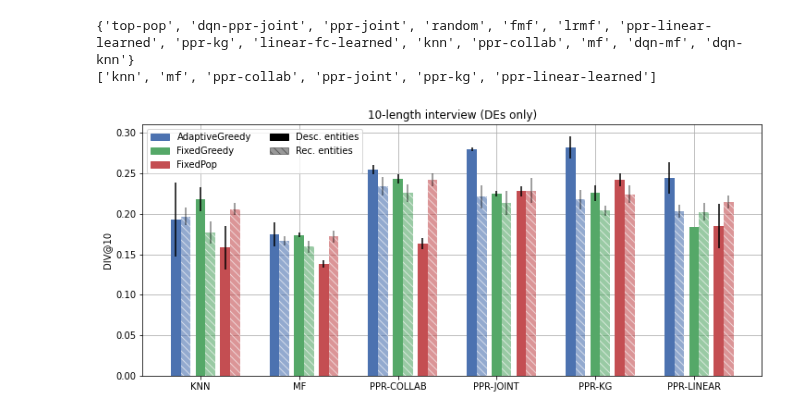
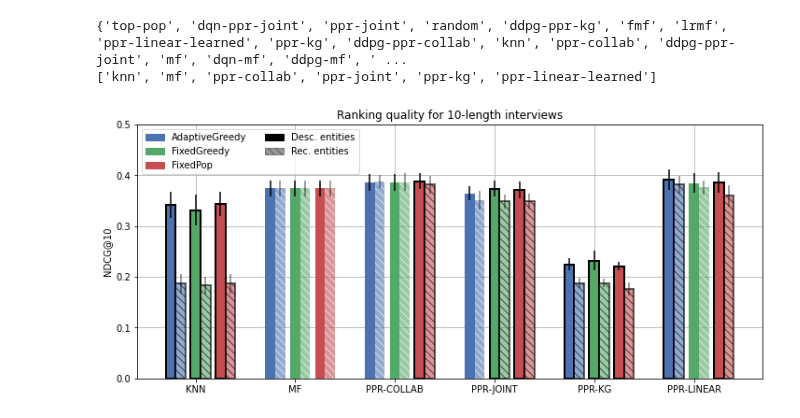
Before and after one commit to MI-911/cold-start-framework, a Jupyter notebook: tools/analysis/results/interviewer_comparison.ipynb, the cells around one changed output. Saved outputs shown, nothing was run; the diff lists cells and outputs as text; code cells hidden in the pictures.

Commit message:
Added statistical significance checks in interviewer comparison

```diff
--- a/tools/analysis/results/interviewer_comparison.ipynb
+++ b/tools/analysis/results/interviewer_comparison.ipynb
@@ -6,11 +6,11 @@ import numpy as np
 
 plt.rcParams['axes.linewidth'] = 0.8
 plt.style.use('seaborn-deep')
-metric = 'cov'
+metric = 'ndcg'
 cutoff = 10
 n_questions = 10
 de_only = True
-experiment_subset = 'equal'
+experiment_subset = 'uniform'
 
 
 data = get(f'https://mindreader.tech/spectate/results/{experiment_subset}/{metric}/{cutoff}').json()
@@ -35,10 +35,11 @@ print(unique_models)
 unique_models = sorted(set([model for model in unique_models if all([f'{interviewer}{model}' in data and len(data[f'{interviewer}{model}']) >= n_questions for interviewer in interviewer_kinds])]))
 print(unique_models)
 # %% [output]
-{'top-pop', 'dqn-ppr-joint', 'ppr-joint', 'random', 'fmf', 'lrmf', 'ppr-linear-learned', 'ppr-kg', 'linear-fc-learned', 'knn', 'ppr-collab', 'mf', 'dqn-mf', 'dqn-knn'}
+{'top-pop', 'dqn-ppr-joint', 'ppr-joint', 'random', 'ddpg-ppr-kg', 'fmf', 'lrmf', 'ppr-linear-learned', 'ppr-kg', 'ddpg-ppr-collab', 'knn', 'ppr-collab', 'ddpg-ppr-joint', 'mf', 'dqn-mf', 'ddpg-mf', ' ...
 ['knn', 'mf', 'ppr-collab', 'ppr-joint', 'ppr-kg', 'ppr-linear-learned']
 # %%
 import matplotlib.patches as mpatches
+from scipy.stats import ttest_ind, ttest_rel
 
 fig_width = 12  # Increase if bars become to small to see
 fig_height = 5
@@ -52,48 +53,95 @@ label_map = {'greedy-adaptive-': 'AdaptiveGreedy', 'greedy-': 'FixedGreedy', 'po
 
 legend_handles = []
 
+statistical_significances = []
+
+# Add bar sets
 for idx, kind in enumerate(interviewer_kinds):
+    des = [data[f'{kind}{model}'][n_questions - 1] for model in unique_models]
+    res = [data[f'{kind}{model}-rec'][n_questions - 1] for model in unique_models]
 
     # Descriptive entity interview performance
-    y = [np.mean(data[f'{kind}{model}'][n_questions - 1]) for model in unique_models]
-    y_std = [np.std(data[f'{kind}{model}'][n_questions - 1]) for model in unique_models]
+    y = [np.mean(de) for de in des]
+    y_std = [np.std(de) for de in des]
 
     # Recommendable entity interview performance
-    y_rec = [np.mean(data[f'{kind}{model}-rec'][n_questions - 1]) for model in unique_models]
-    y_rec_std = [np.std(data[f'{kind}{model}-rec'][n_questions - 1]) for model in unique_models]
+    y_rec = [np.mean(re) for re in res]
+    y_rec_std = [np.std(re) for re in res]
 
     # Calculate indentation
     bar_width_fraction = 0.4  # Decrease to increase spacing between bar pairs - 0.5 leaves no space
     bar_width = bar_group_width * bar_width_fraction
     descriptive_indent = ind + idx * bar_group_width
     recommendable_indent = descriptive_indent + bar_width
 
-    # Create bar pair
+    # Check for statistical significant change
+    for de, re in zip(des, res):
+        t, p_value = ttest_rel(de, re)
+        statistical_significances.append(p_value <= 0.05)
+
+    # Create bar pairs
     ax.bar(descriptive_indent, y, width=bar_width, yerr=y_std, color=f'C{idx}', zorder=3)
     ax.bar(recommendable_indent, y_rec, alpha=0.6, width=bar_width, zorder=3,
            yerr=y_rec_std, color=f'C{idx}', ecolor=(0,0,0,0.5),
            edgecolor='white', linewidth=0, hatch='\\\\\\')
 
     # Store the legend handles so we can add some more manually later
     legend_handles.append(mpatches.Patch(color=f'C{idx}', label=label_map.get(kind)))
 
+
+# Add outline if there is statistical significance
+children = ax.get_children()
+
+# Error bars are the first children, so skip those
+n_error_bar_sets = n_interviewer_kinds * 2
+n_to_skip = n_error_bar_sets
+
+
+n_interviewer_kinds = len(interviewer_kinds)
+n_models = len(unique_models)
+n_bars = (n_models * n_interviewer_kinds)
+
+bar_pair_indices = []
+
+for i in range(n_interviewer_kinds * 2):
+    if not i % 2 == 0:
+        continue
+    for m in range(n_models):
+        interviewer_skip = i * n_models
+        de_bar_index = n_to_skip + interviewer_skip + m
+        re_bar_index = de_bar_index + n_models
+        bar_pair_indices.append((de_bar_index, re_bar_index))
+
+for i, (de, re) in enumerate(bar_pair_indices):
+    is_significant = statistical_significances[i]
+    if is_significant:
+        children[de].set_edgecolor('black')
+        children[de].set_linewidth(2)
+        children[re].set_edgecolor('black')
+        children[re].set_linewidth(2)
+
+
+# Draw the figure
 model_displays = [model.replace('-rec', '') for model in unique_models]
 model_displays = map(lambda model: model_map.get(model, model).upper(), model_displays)
 
 ax.set_xticks(ind + bar_group_width)
 ax.set_xticklabels(model_displays)
+ax.set_ylim(0, 0.5)
+
 plt.ylabel(f'{metric.upper()}@{cutoff}')
 interview_kind = 'DE' if de_only else 'RE'
-plt.title(f'{n_questions}-length interview ({interview_kind}s only)')
+plt.title(f'Ranking quality for {n_questions}-length interviews')
 
-nothing = mpatches.Patch(color=(1,1,1))
+# Add legend patches for the full color/transparent w. stripes to describe what they mean
 full_black = mpatches.Patch(color=(0,0,0, 1.), label='Desc. entities')
 transparent_black = mpatches.Patch(color=(0,0,0, .4), label='Rec. entities', hatch='\\\\\\')
 
+# Create legend with explicit handles
 plt.legend(handles=legend_handles + [full_black, transparent_black], loc='upper left', ncol=2)
 
 plt.grid(True, zorder=0)
 plt.savefig(f'output/{experiment_subset}_{interview_kind.lower()}_{metric}{cutoff}_interviewer_comparison.pdf', bbox_inches='tight')
 plt.show()
 # %% [output]
-[figure, old version]
+[figure, new version]
```
